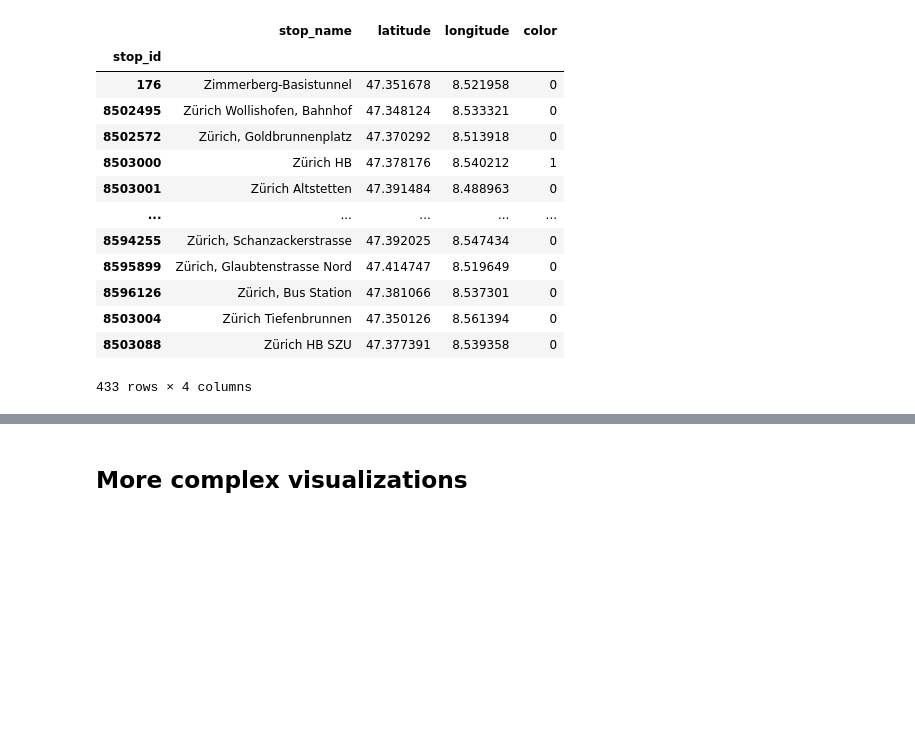
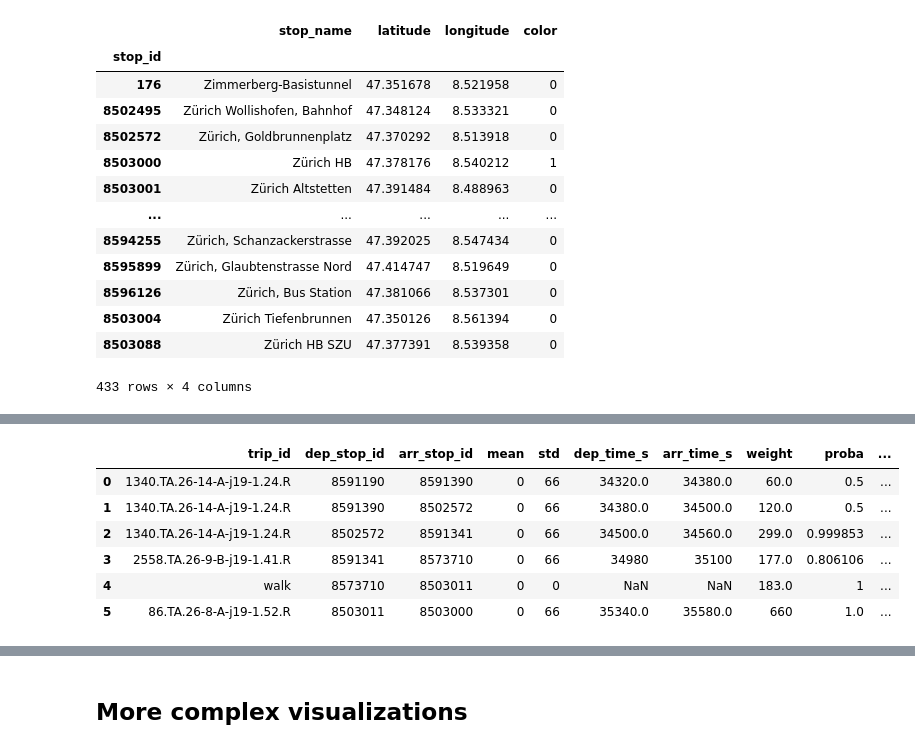
Before and after one commit to michaelroust/stochastic-journey-planner, a Jupyter notebook: notebooks/viz2.ipynb, the cells around one changed output, grey strips where cells are left out. Drawn from its saved outputs; the diff is of its cells as text; code cells hidden in the pictures; blank space fills up the shorter version.

```diff
--- a/notebooks/viz2.ipynb
+++ b/notebooks/viz2.ipynb
@@ -32,7 +54,7 @@ END_TIME = Time(h=10).in_seconds()
 END_ID = ZURICH_HB_ID
 START_ID = ZURICH_HEURIED_ID
 # %%
-df_stops['color'] = df_stops['latitude']
+#start color 2, end color 1
 
 df_stops['color'] = 0
 df_stops.loc[END_ID,'color'] = 1
@@ -70,3 +92,14 @@ path_conn_datas
 | 114956 | 2558.TA.26-9-B-j19-1.41.R | 8591341 | 8573710 | 0 | 66 | 34980 | 35100 | 177.0 | 0.806106 |
 | 3 | walk | 8573710 | 8503011 | 0 | 0 | NaN | NaN | 183.0 | 1 |
 | 2 | 86.TA.26-8-A-j19-1.52.R | 8503011 | 8503000 | 0 | 66 | 35340.0 | 35580.0 | 660 | 1.0 |
+# %%
+final_df_dep = path_conn_datas.merge(df_stops, left_on ='dep_stop_id', right_on='stop_id')
+final_df_dep.rename(columns = {'stop_name':'dep_name'}, inplace=True)
+# %% [output]
+|  | trip_id | dep_stop_id | arr_stop_id | mean | std | dep_time_s | arr_time_s | weight | proba | ... |
+| 0 | 1340.TA.26-14-A-j19-1.24.R | 8591190 | 8591390 | 0 | 66 | 34320.0 | 34380.0 | 60.0 | 0.5 | ... |
+| 1 | 1340.TA.26-14-A-j19-1.24.R | 8591390 | 8502572 | 0 | 66 | 34380.0 | 34500.0 | 120.0 | 0.5 | ... |
+| 2 | 1340.TA.26-14-A-j19-1.24.R | 8502572 | 8591341 | 0 | 66 | 34500.0 | 34560.0 | 299.0 | 0.999853 | ... |
+| 3 | 2558.TA.26-9-B-j19-1.41.R | 8591341 | 8573710 | 0 | 66 | 34980 | 35100 | 177.0 | 0.806106 | ... |
+| 4 | walk | 8573710 | 8503011 | 0 | 0 | NaN | NaN | 183.0 | 1 | ... |
+| 5 | 86.TA.26-8-A-j19-1.52.R | 8503011 | 8503000 | 0 | 66 | 35340.0 | 35580.0 | 660 | 1.0 | ... |
```
Also changed, not shown: parts of 15 cells of this notebook.
